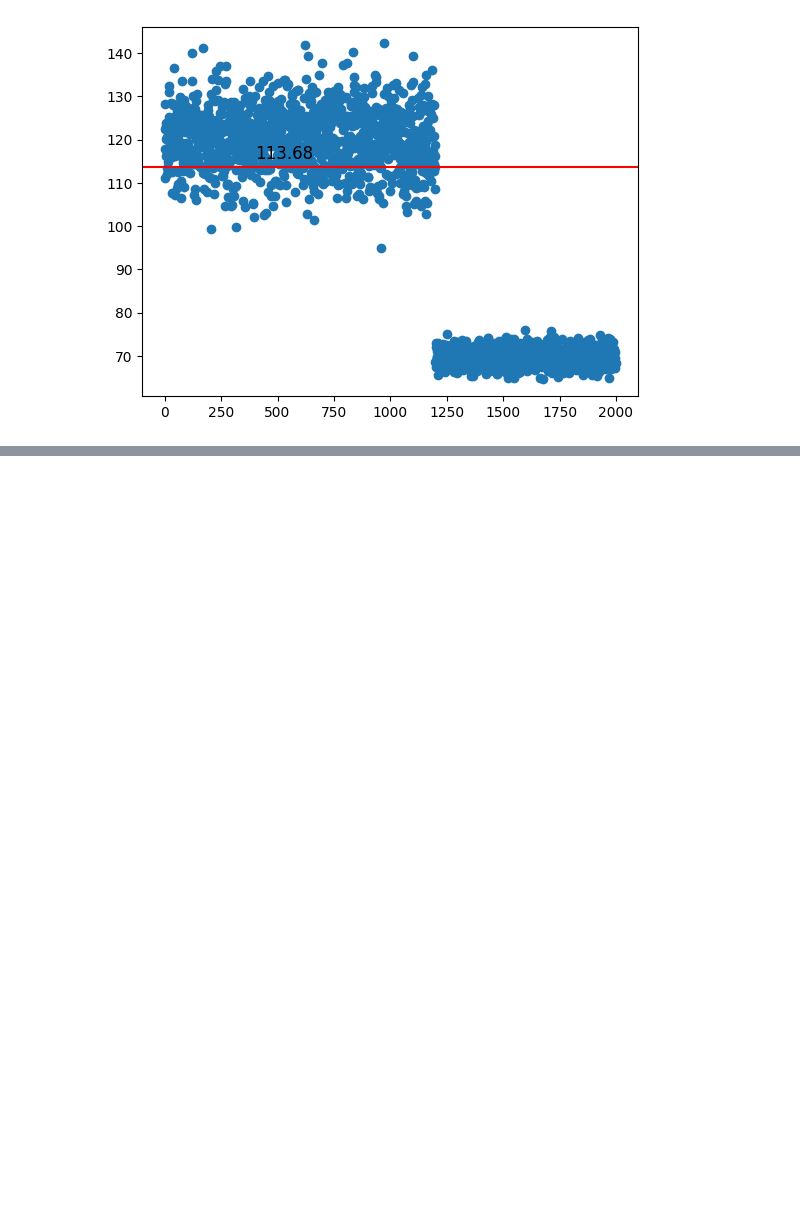
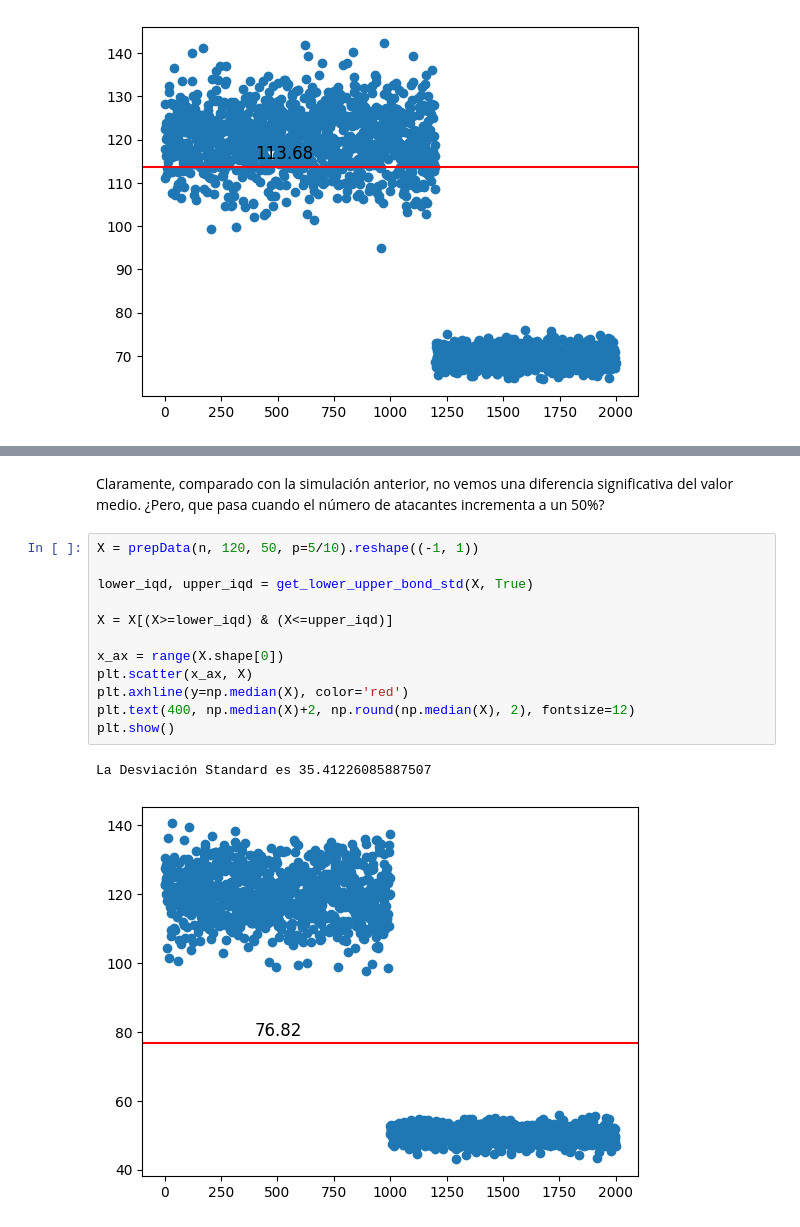
Before and after one commit to Datalis/tasa-jupyter, a Jupyter notebook: anomaly_detection.ipynb, the cells around one changed output, grey strips where cells are left out. Saved outputs shown, nothing was run; the diff lists cells and outputs as text; blank space fills up the shorter version.

```diff
--- a/anomaly_detection.ipynb
+++ b/anomaly_detection.ipynb
@@ -335,0 +335,18 @@ La Desviación Standard es 28.67321253522022
+# %% [markdown]
+Claramente, comparado con la simulación anterior, no vemos una diferencia significativa del valor medio.
+¿Pero, que pasa cuando el número de atacantes incrementa a un 50%?
+# %%
+X = prepData(n, 120, 50, p=5/10).reshape((-1, 1))
+
+lower_iqd, upper_iqd = get_lower_upper_bond_std(X, True)
+
+X = X[(X>=lower_iqd) & (X<=upper_iqd)]
+
+x_ax = range(X.shape[0])
+plt.scatter(x_ax, X)
+plt.axhline(y=np.median(X), color='red')
+plt.text(400, np.median(X)+2, np.round(np.median(X), 2), fontsize=12)
+plt.show()
+# %% [output]
+La Desviación Standard es 35.41226085887507
+[figure, added]
```
Also changed, not shown: parts of 4 cells of this notebook.
